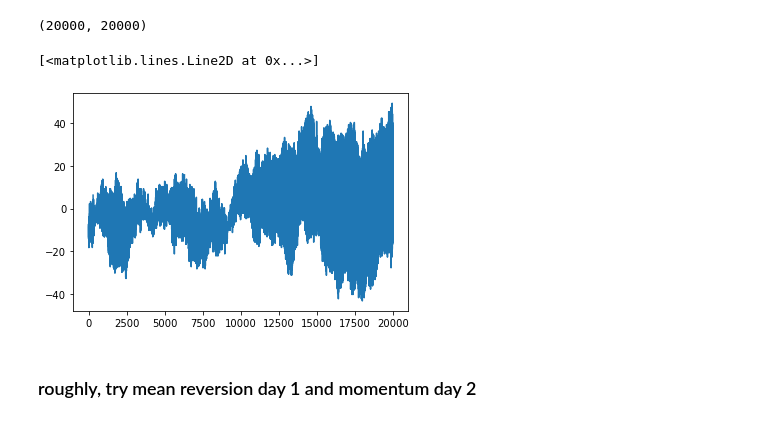
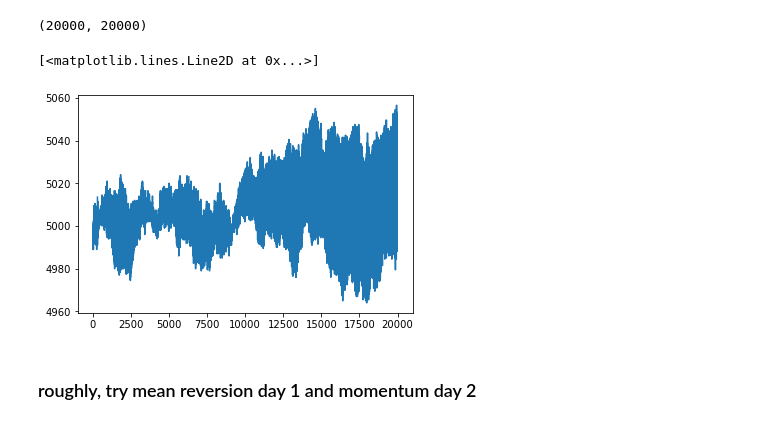
Before and after one commit to yyashhp/prosperity_rust_backtester, a Jupyter notebook: analysis/tutorial_analysis_1.ipynb, the cells around one changed output. Drawn from its saved outputs; the diff is of its cells as text; code cells hidden in the pictures.

```diff
--- a/analysis/tutorial_analysis_1.ipynb
+++ b/analysis/tutorial_analysis_1.ipynb
@@ -194,9 +215,9 @@ len(tutorial_prices[emerald_mask]), len(tutorial_prices[tomato_mask])
 # %%
 spread = tutorial_prices[emerald_mask]['mid_price'] - tutorial_prices[tomato_mask]['mid_price']
 # %%
-plt.plot(spread.index, spread - spread.mean())
+plt.plot(spread.index, spread)
 # %% [output]
 [<matplotlib.lines.Line2D at 0x...>]
-[figure, old version]
+[figure, new version]
 # %% [markdown]
 ### roughly, try mean reversion day 1 and momentum day 2
```
Also changed, not shown: parts of 3 cells of this notebook.
